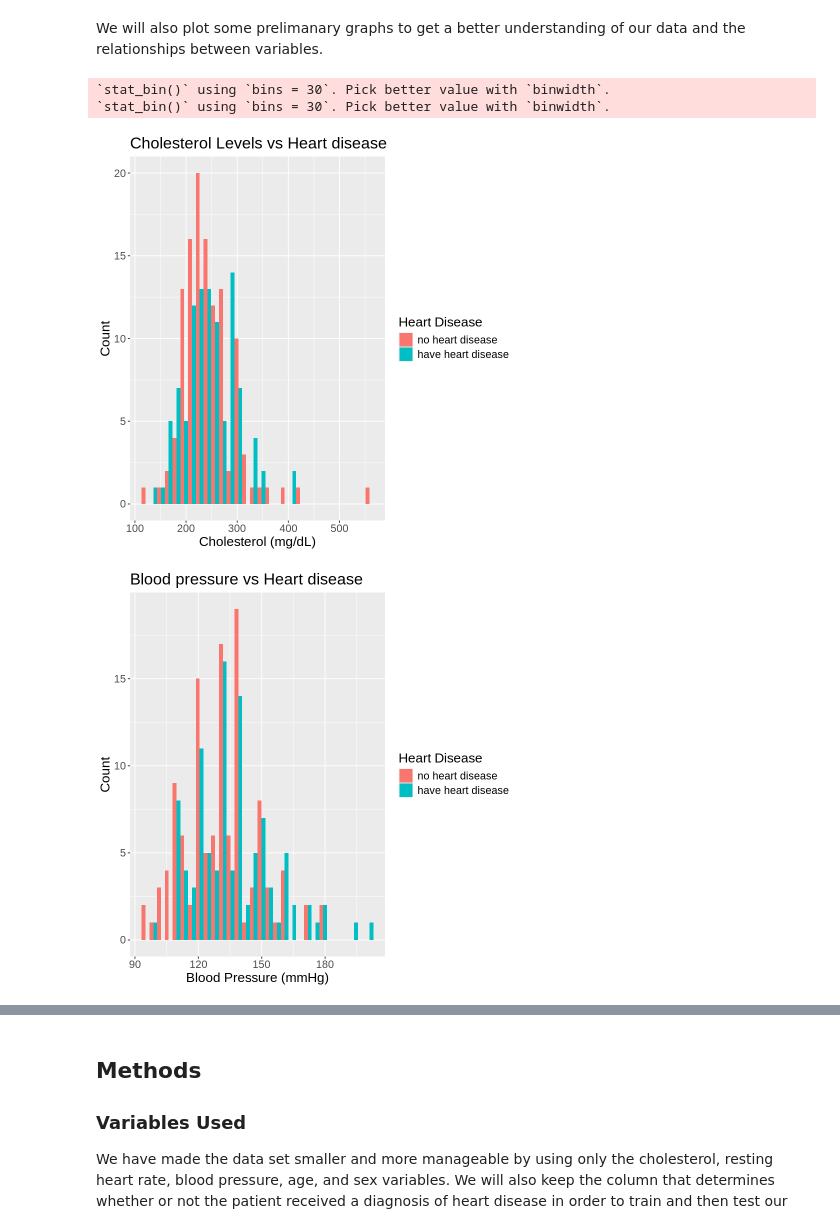
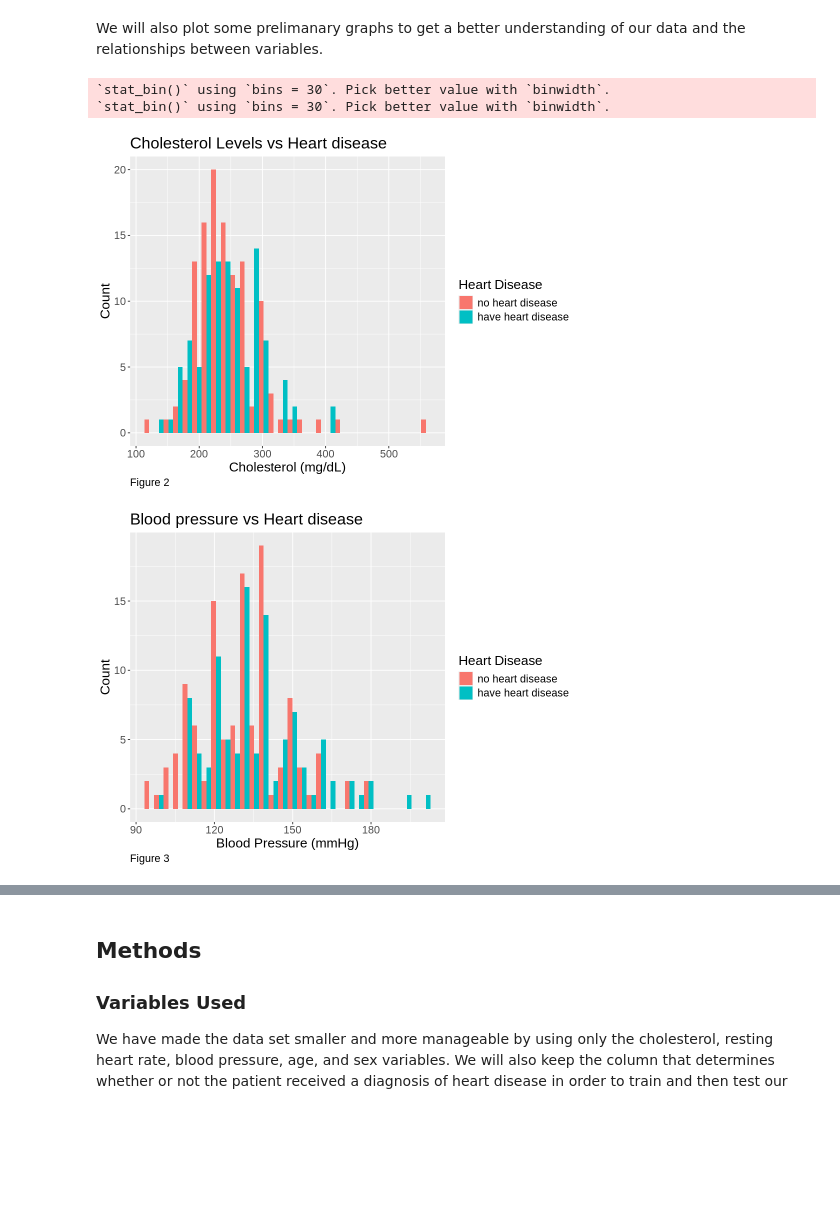
Before and after one commit to randerson1234/dsci_100_project, a Jupyter notebook: FinalReport.ipynb, the cells around one changed output, grey strips where cells are left out. Cells and saved outputs as stored; diff of their text form; code cells hidden in the pictures; blank space fills up the shorter version.

```diff
--- a/FinalReport.ipynb
+++ b/FinalReport.ipynb
@@ -133,26 +132,26 @@ We will also plot some prelimanary graphs to get a better understanding of our d
 # %%
 chol_histogram <-   ggplot(heart_train, aes(x = chol, fill = target)) +
                      geom_histogram(position = 'dodge') +
-                     labs(x = "Cholesterol (mg/dL)", y = "Count", fill = "Heart Disease") +
+                     labs(x = "Cholesterol (mg/dL)", y = "Count", fill = "Heart Disease", caption="Figure 2") +
                      ggtitle("Cholesterol Levels vs Heart disease") +
-                     theme(text=element_text(size=16))
+                     theme(text=element_text(size=16), plot.caption = element_text(hjust = 0))
 chol_histogram
 
 trestbps_histogram <-   ggplot(heart_train, aes(x = trestbps, fill = target)) +
                         geom_histogram(position = 'dodge') +
-                        labs(x = "Blood Pressure (mmHg)", y = "Count", fill = "Heart Disease") +
+                        labs(x = "Blood Pressure (mmHg)", y = "Count", fill = "Heart Disease", caption="Figure 3") +
                         ggtitle("Blood pressure vs Heart disease") +
-                        theme(text=element_text(size=16))
+                        theme(text=element_text(size=16), plot.caption = element_text(hjust = 0))
 trestbps_histogram
 
 sex_bar <-   ggplot(heart_train, aes(x = sex, fill = target)) +
                 geom_bar(position = 'dodge') +
-                labs(x = "Sex", y = "Count", fill = "Heart Disease") +
+                labs(x = "Sex", y = "Count", fill = "Heart Disease", caption="Figure 4") +
                 ggtitle("Sex vs Heart disease") +
-                theme(text=element_text(size=16))
+                theme(text=element_text(size=16), plot.caption = element_text(hjust = 0))
 sex_bar
 # %% [output]
 `stat_bin()` using `bins = 30`. Pick better value with `binwidth`.
 `stat_bin()` using `bins = 30`. Pick better value with `binwidth`.
-[figure, old version]
+[figure, new version]
-[figure, old version]
+[figure, new version]
```
Also changed, not shown: parts of 10 cells of this notebook.
